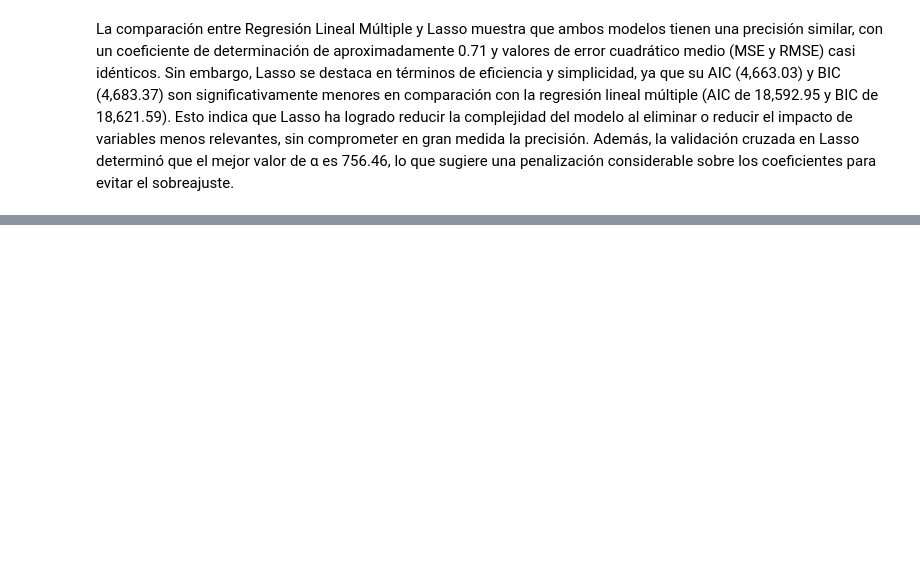
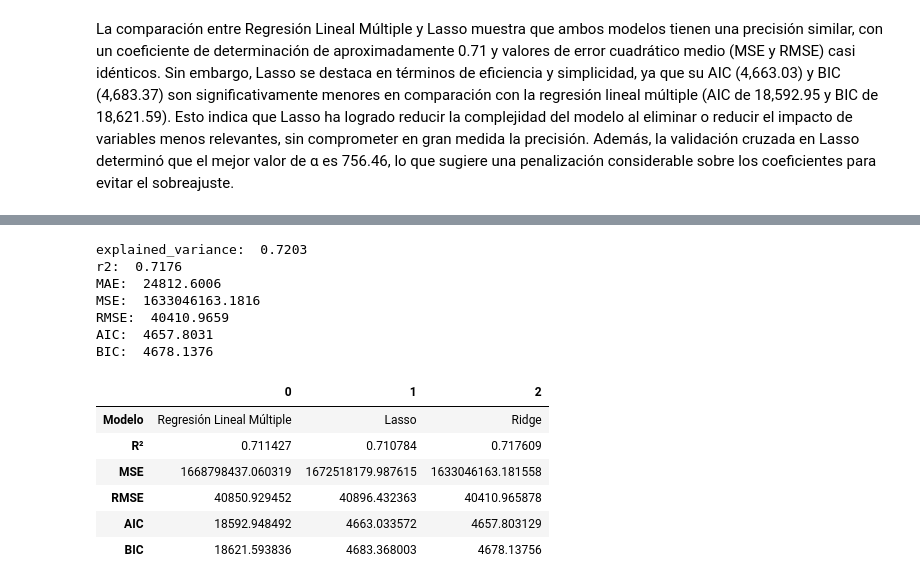
Before and after one commit to DanielRasho/MD-Proyecto2, a Jupyter notebook: main.ipynb, the cells around one changed output, grey strips where cells are left out. Saved outputs shown, nothing was run; the diff lists cells and outputs as text; code cells hidden in the pictures; blank space fills up the shorter version.

```diff
--- a/main.ipynb
+++ b/main.ipynb
@@ -738,0 +799,53 @@ La comparación entre Regresión Lineal Múltiple y Lasso muestra que ambos mode
+# %%
+FinalRidgeModel = np.mean(best_alpha)
+modelo3 = Ridge(alpha=FinalRidgeModel)
+modelo3.fit(X_variables, SalePrice)
+
+# Predict the target values on the testing set
+FinalRidgeModelPrediction = modelo3.predict(X_variables_Test)
+# %%
+# Regression metrics
+explained_variance_modelo3=explained_variance_score(SalePrice_Test, FinalRidgeModelPrediction)
+mean_absolute_error_modelo3=mean_absolute_error(SalePrice_Test, FinalRidgeModelPrediction)
+mse_modelo3=mean_squared_error(SalePrice_Test, FinalRidgeModelPrediction)
+#mean_squared_log_error_modelo3=mean_squared_log_error(SalePrice_Test, FinalRidgeModelPrediction)
+median_absolute_error_modelo3=median_absolute_error(SalePrice_Test, FinalRidgeModelPrediction)
+r2_modelo3=r2_score(SalePrice_Test, FinalRidgeModelPrediction)
+k = modelo3.coef_.size
+n = X_variables_Test.shape[0]
+aic_modelo3 = calculate_aic(n,mse_modelo3,k)
+bic_modelo3 = calculate_bic(n,mse_modelo3,k)
+
+print('explained_variance: ', round(explained_variance_modelo3,4))
+#print('mean_squared_log_error: ', round(mean_squared_log_error_modelo3,4))
+print('r2: ', round(r2_modelo3,4))
+print('MAE: ', round(mean_absolute_error_modelo3,4))
+print('MSE: ', round(mse_modelo3,4))
+print('RMSE: ', round(np.sqrt(mse_modelo3),4))
+print('AIC: ',round(aic_modelo3,4))
+print('BIC: ',round(bic_modelo3,4))
+
+results_lasso_df = pd.DataFrame({
+    "Modelo": ["Regresión Lineal Múltiple", "Lasso", "Ridge"],
+    "R²": [r2_modelo1, r2_lasso, r2_modelo3],
+    "MSE": [mse_modelo1, mse_lasso, mse_modelo3],
+    "RMSE": [np.sqrt(mse_modelo1), rmse_lasso, np.sqrt(mse_modelo3)],
+    "AIC": [aic_modelo1, aic_lasso, aic_modelo3],
+    "BIC": [bic_modelo1, bic_lasso, bic_modelo3],
+})
+results_lasso_df.T
+# %% [output]
+explained_variance:  0.7203
+r2:  0.7176
+MAE:  24812.6006
+MSE:  1633046163.1816
+RMSE:  40410.9659
+AIC:  4657.8031
+BIC:  4678.1376
+|  | 0 | 1 | 2 |
+| Modelo | Regresión Lineal Múltiple | Lasso | Ridge |
+| R² | 0.711427 | 0.710784 | 0.717609 |
+| MSE | 1668798437.060319 | 1672518179.987615 | 1633046163.181558 |
+| RMSE | 40850.929452 | 40896.432363 | 40410.965878 |
+| AIC | 18592.948492 | 4663.033572 | 4657.803129 |
+| BIC | 18621.593836 | 4683.368003 | 4678.13756 |
```
Also changed, not shown: parts of 11 cells of this notebook.
